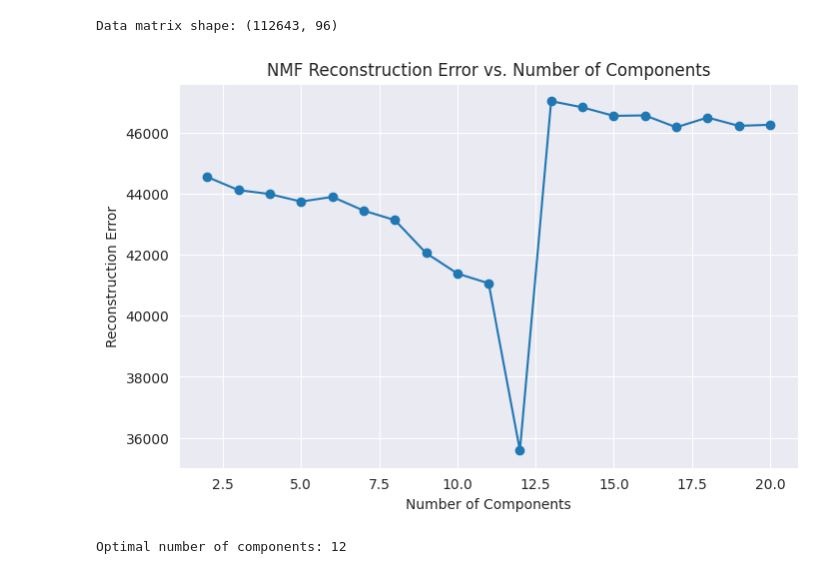
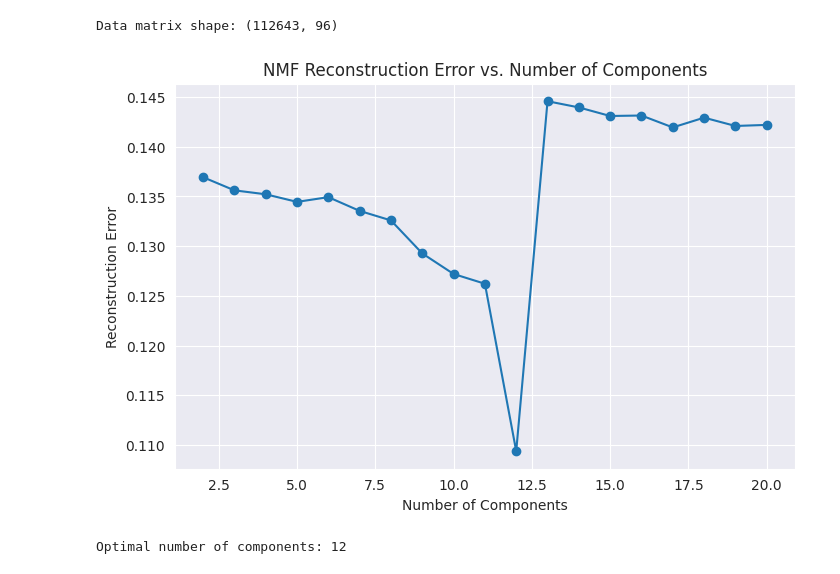
Before and after one commit to gavrielhan/MSc_Thesis, a Jupyter notebook: analysis_sleep_cgm.ipynb, the cells around one changed output. Drawn from its saved outputs; the diff is of its cells as text; code cells hidden in the pictures.

```diff
--- a/analysis_sleep_cgm.ipynb
+++ b/analysis_sleep_cgm.ipynb
@@ -1151,26 +1151,26 @@ Data matrix shape: (112643, 96)
 # %%
 # --- 2. Finding the Optimal Number of NMF Components ---
 
 errors = []
 components_range = range(2, 21)  # Testing from 2 to 10 components
 
 for n_components in components_range:
     model = NMF(n_components=n_components, init='nndsvda', random_state=0, max_iter=500)
     W = model.fit_transform(X)
     H = model.components_
     reconstruction = np.dot(W, H)
-    error = np.linalg.norm(X - reconstruction)  # Frobenius norm
+    error = np.linalg.norm(X - reconstruction)/ np.linalg.norm(X)  # Frobenius norm
     errors.append(error)
 
 # Plot reconstruction error vs. number of components
 plt.figure(figsize=(8, 5))
 plt.plot(list(components_range), errors, marker='o')
 plt.xlabel('Number of Components')
-plt.ylabel('Reconstruction Error')
+plt.ylabel('Reconstruction Error (Relative)')
 plt.title('NMF Reconstruction Error vs. Number of Components')
 plt.show()
 # %% [output]
-[figure, old version]
+[figure, new version]
 # %%
 # Choose the optimal number of components (e.g., the one with the lowest error)
 optimal_k = components_range[np.argmin(errors)]
```
Also changed, not shown: parts of 3 cells of this notebook, 1 other file.
